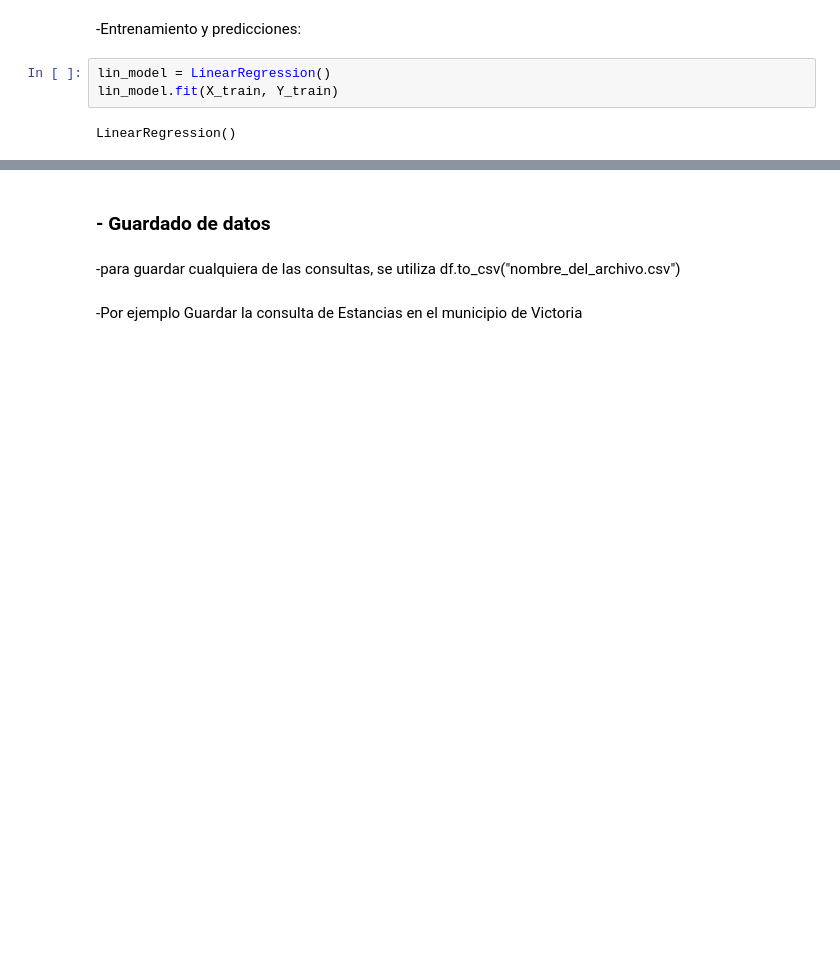
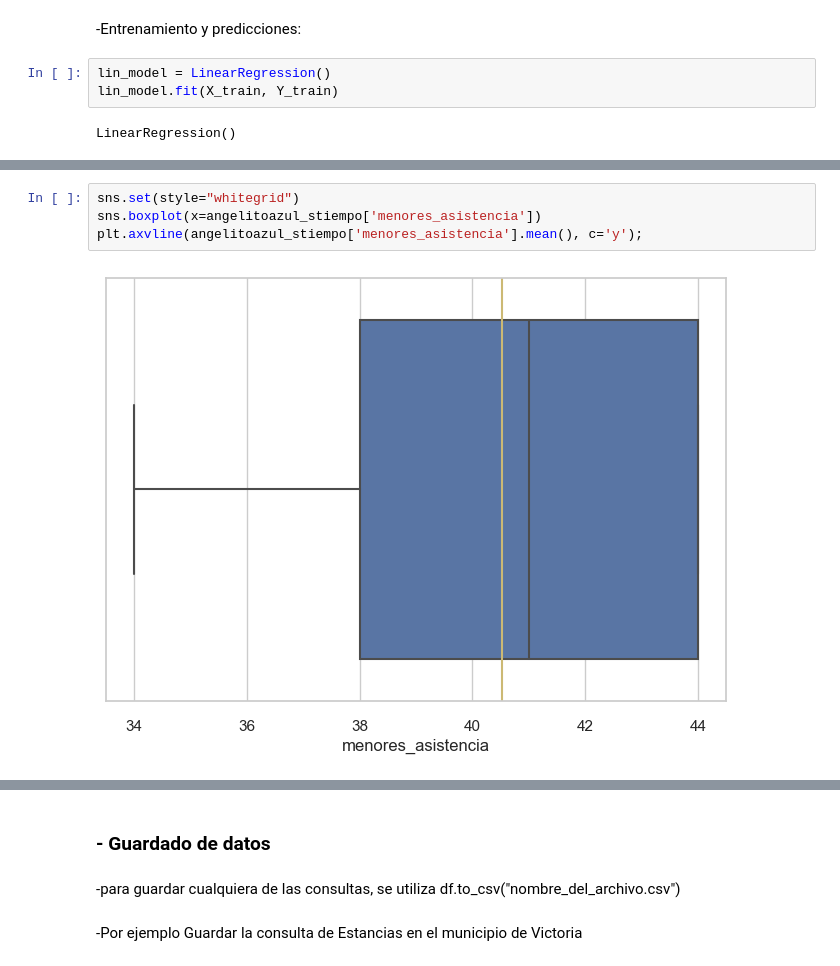
Before and after one commit to leoneltrujillo/estancias_tamaulipas, a Jupyter notebook: Proyecto_estancias/proyecto.ipynb, the cells around one changed output, grey strips where cells are left out. Cells and saved outputs as stored; diff of their text form; blank space fills up the shorter version.

```diff
--- a/Proyecto_estancias/proyecto.ipynb
+++ b/Proyecto_estancias/proyecto.ipynb
@@ -658,3 +667,9 @@ Pruebas: MSE =28.624911939682384
+# %%
+sns.set(style="whitegrid")
+sns.boxplot(x=angelitoazul_stiempo['menores_asistencia'])
+plt.axvline(angelitoazul_stiempo['menores_asistencia'].mean(), c='y');
+# %% [output]
+[figure, added]
 # %%
 angelitoazul_predicciones = pd.DataFrame({'valor real':Y_test, 'prediccion':y_test_predict, 'diferencia':Y_test-y_test_predict})
 angelitoazul_predicciones = angelitoazul_predicciones.reset_index(drop = True)
```
Also changed, not shown: parts of 9 cells of this notebook, 1 other file.
